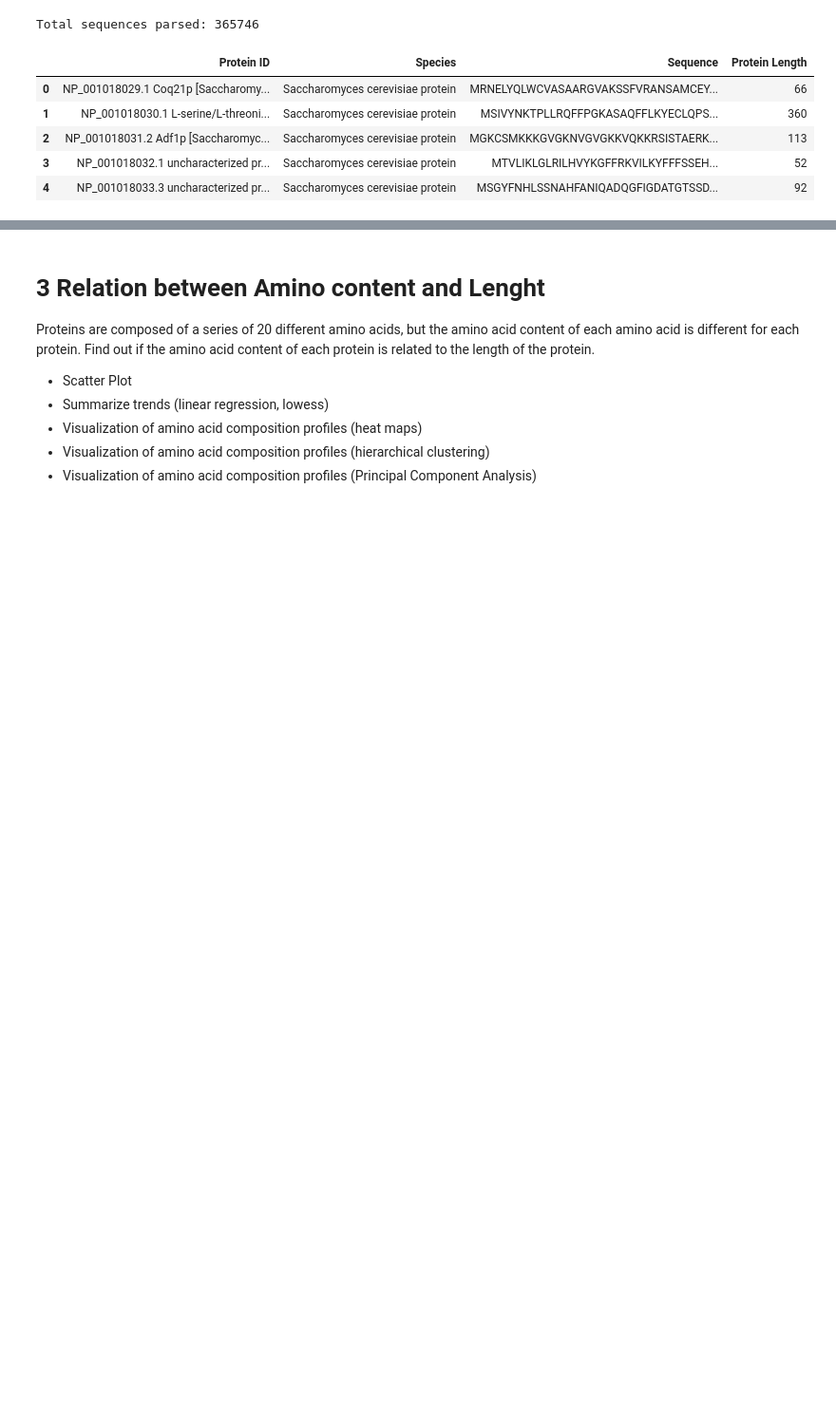
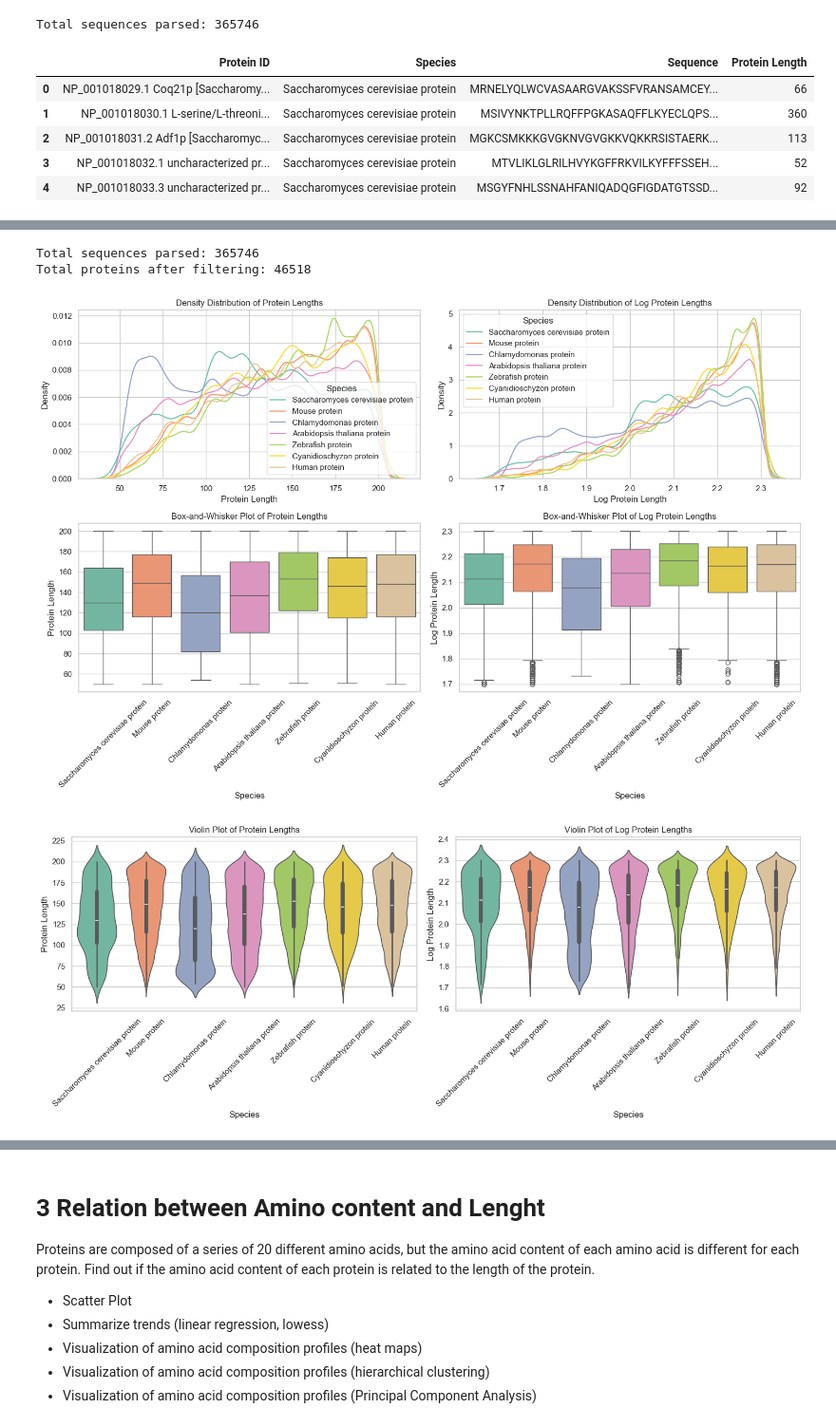
Before and after one commit to jarondlk/info-bio-exercise, a Jupyter notebook: task_1.ipynb, the cells around one changed output, grey strips where cells are left out. Shown at 95% size. Cells and saved outputs as stored; diff of their text form; code cells hidden in the pictures; blank space fills up the shorter version.

```diff
--- a/task_1.ipynb
+++ b/task_1.ipynb
@@ -73,6 +73,32 @@ def convert_to_dataframe(parsed_seqs):
         data.append({'Protein ID': seq_id, 'Species': species, 'Sequence':seq, 'Protein Length': len(seq)})
 
     return pd.DataFrame(data)
+# %%
+def filter_proteins(df):
+    """
+    Filters proteins based on the Carugo (2008) paper criteria:
+    - Protein length between 50 and 200 residues.
+    - Contains only standard amino acids (A, R, N, D, C, E, Q, G, H, I, L, K, M, F, P, S, T, W, Y, V).
+
+    df - DataFrame containing parsed protein sequences.
+    return - Filtered DataFrame.
+    """
+    # Define the standard amino acids
+    standard_amino_acids = set("ARNDCEQGHILKMFPSTWYV")
+
+    # Function to check if sequence contains only standard amino acids
+    def contains_only_standard_amino_acids(seq):
+        return all(aa in standard_amino_acids for aa in seq)
+
+    # Apply filters: length between 50 and 200 and only standard amino acids
+    filtered_df = df[
+        (df['Protein Length'] >= 50) &
+        (df['Protein Length'] <= 200) &
+        (df['Sequence'].apply(contains_only_standard_amino_acids))
+    ]
+
+    print(f"Total proteins after filtering: {len(filtered_df)}")
+    return filtered_df
 # %%
 # After you have the dataframe from the parsed fasta folder
 parsed_seqs = parse_fasta_folder('assignment01_data')
@@ -102,15 +140,15 @@ def plot_protein_length_distribution(df):
     unique_species = df['Species'].unique()
     for species in unique_species:
         subset = df[df['Species'] == species]
-        sns.kdeplot(data=subset, x='Protein Length', label=species, common_norm=False)
+        sns.kdeplot(data=subset, x='Protein Length', fill=False, label=species, common_norm=True, bw_adjust=0.5)
 
     plt.title('Density Distribution of Protein Lengths')
-    plt.legend(title='Species', loc='upper left')
+    plt.legend(title='Species', loc='lower right')
 
     plt.subplot(2, 2, 2)
     for species in unique_species:
         subset = df[df['Species'] == species]
-        sns.kdeplot(data=subset, x='Log Protein Length', fill=False, label=species, common_norm=False)
+        sns.kdeplot(data=subset, x='Log Protein Length', fill=False, label=species, common_norm=True, bw_adjust=0.5)
 
     plt.title('Density Distribution of Log Protein Lengths')
     plt.legend(title='Species', loc='upper left')
@@ -149,7 +259,13 @@ def plot_protein_length_distribution(df):
 # %%
 # After you have the dataframe from the parsed fasta folder
 parsed_seqs = parse_fasta_folder('assignment01_data')
 df = convert_to_dataframe(parsed_seqs)
+df = filter_proteins(df)
 
 # Call the function to generate the plots
 plot_protein_length_distribution(df)
+# %% [output]
+Total sequences parsed: 365746
+Total proteins after filtering: 46518
+[figure, added]
+[figure, added]
```
Also changed, not shown: parts of 4 cells of this notebook.
